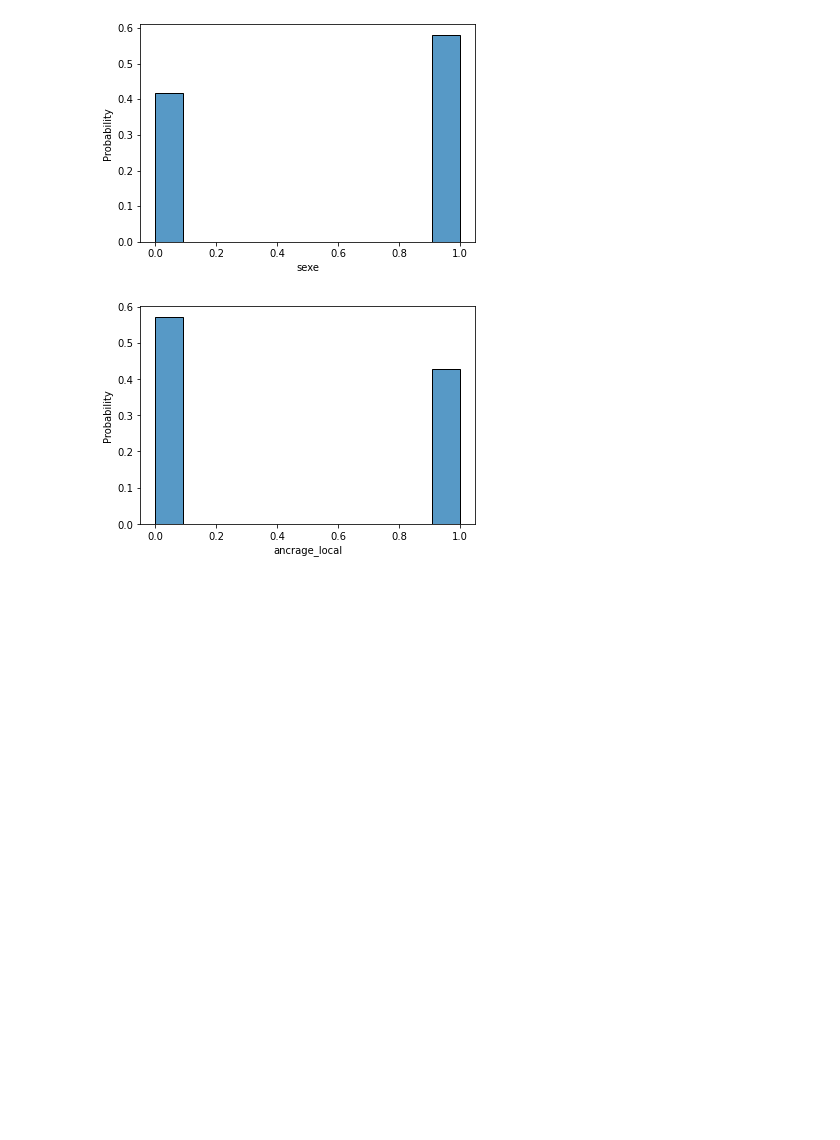
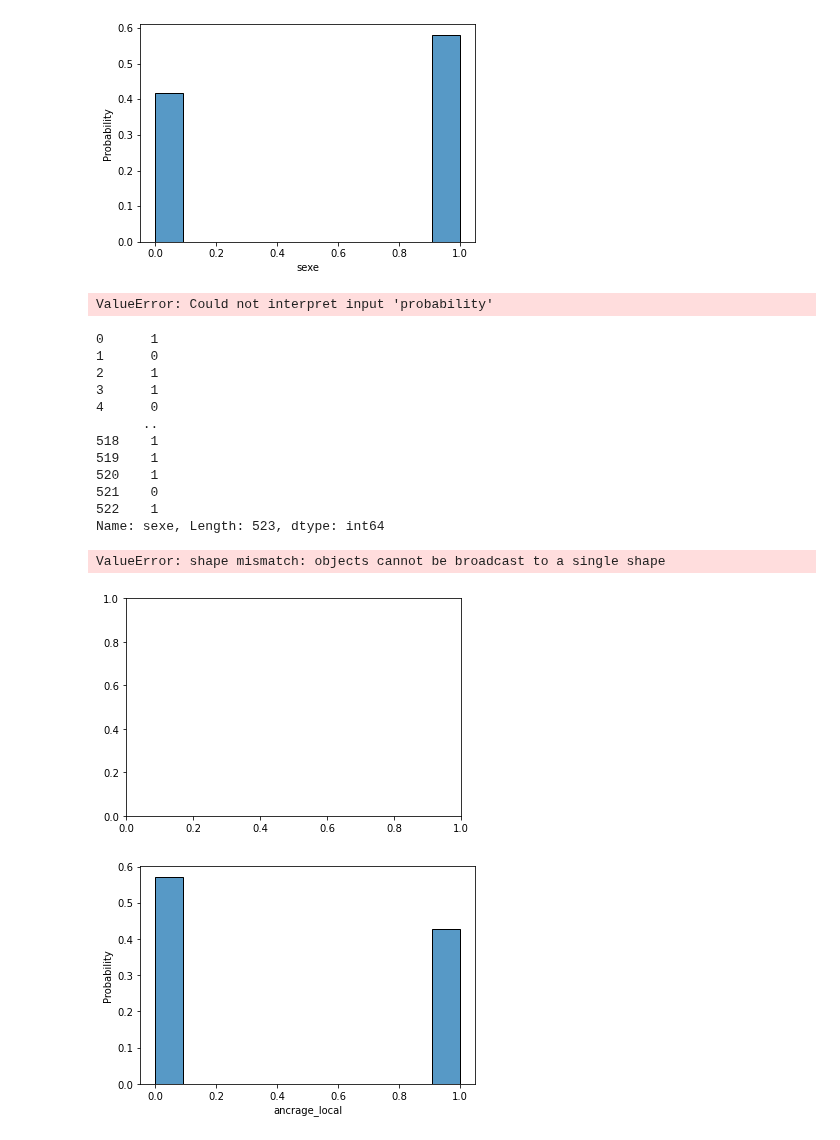
Before and after one commit to p-contamin/Prediction-de-l-activite-des-deputes-francais, a Jupyter notebook: 2. Data Viz/Graphiques de visualisation.ipynb, the cells around one changed output. Drawn from its saved outputs; the diff is of its cells as text; code cells hidden in the pictures; blank space fills up the shorter version.

```diff
--- a/2. Data Viz/Graphiques de visualisation.ipynb
+++ b/2. Data Viz/Graphiques de visualisation.ipynb
@@ -48,5 +48,38 @@ sexe_depute = sns.histplot(data = tab_final, x = "sexe", stat='probability')
 # %% [output]
 [figure]
+# %%
+sexe_depute = sns.barplot(data = tab_final, x = "sexe")
+# %% [output]
+ValueError: Could not interpret input 'probability'
+# %%
+sexe = tab_final['sexe']
+sum
+x = [0,1]
+tot = sum(sexe)
+sexe=sexe/tot
+width = 0.8
+fig, ax = plt.subplots()
+rects1 = ax.bar(x, sexe, width, color='b')
+ax.set_ylim(0,0.3)
+ax.set_ylabel('Proportions')
+ax.set_title('Sexe des député.es')
+ax.set_xticks(np.add(x,(width/2))) # set the position of the x ticks
+plt.show()
+# %% [output]
+0      1
+1      0
+2      1
+3      1
+4      0
+      ..
+518    1
+519    1
+520    1
+521    0
+522    1
+Name: sexe, Length: 523, dtype: int64
+ValueError: shape mismatch: objects cannot be broadcast to a single shape
+[figure, added]
 # %%
 ancrage_local_depute = sns.histplot(data = tab_final, x = "ancrage_local", stat='probability')
 # %% [output]
```
Also changed, not shown: parts of 2 cells of this notebook.
